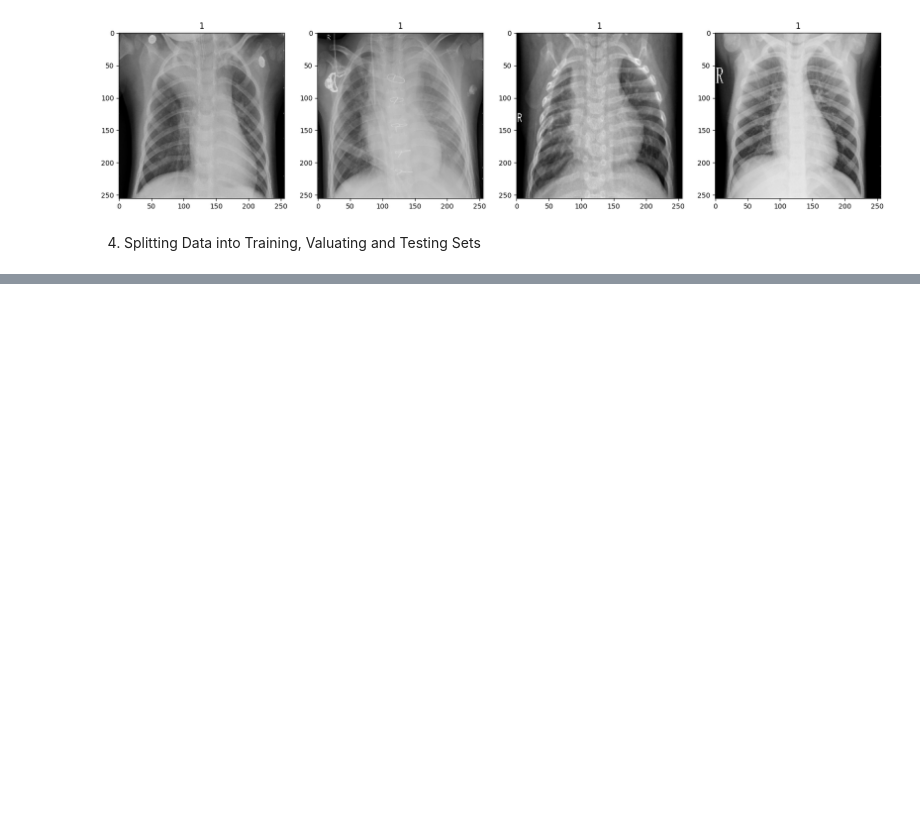
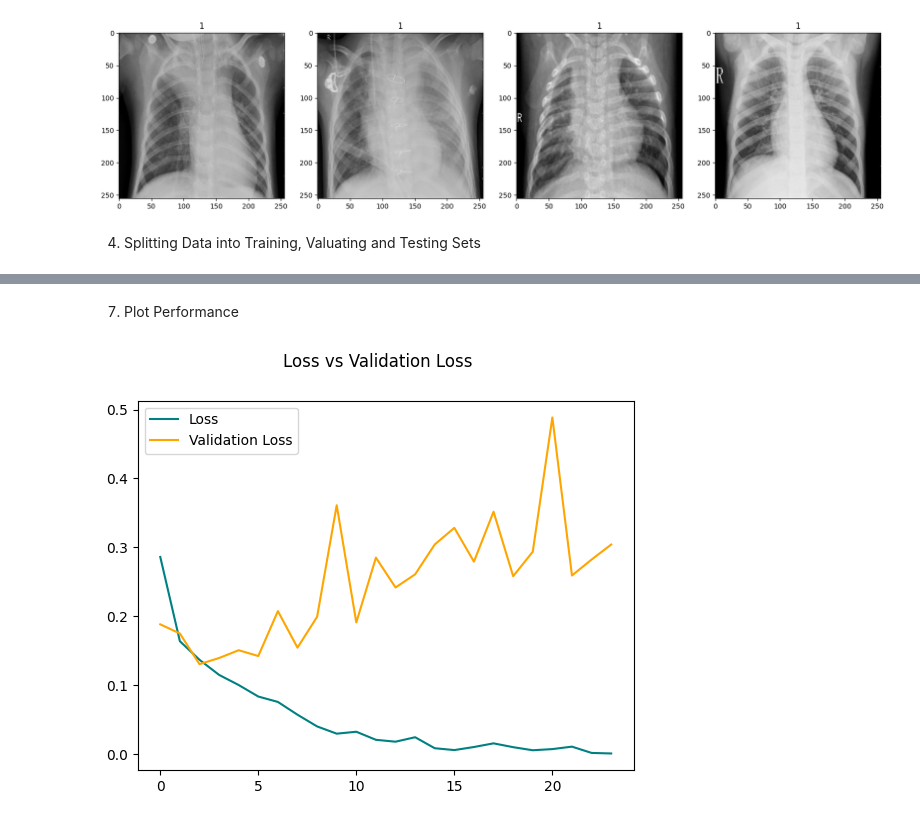
Before and after one commit to WWW-boop/Chest-Xray-Image-Classification, a Jupyter notebook: main.ipynb, the cells around one changed output, grey strips where cells are left out. Saved outputs shown, nothing was run; the diff lists cells and outputs as text; code cells hidden in the pictures; blank space fills up the shorter version.

```diff
--- a/main.ipynb
+++ b/main.ipynb
@@ -71,0 +93,12 @@ for idx, img in enumerate(batch[0][:4]):
+# %%
+model.add(Conv2D(16, (3,3), 1, activation='relu', input_shape=(256, 256, 3)))
+model.add(MaxPooling2D())
+model.add(Conv2D(32, (3,3), 1, activation='relu'))
+model.add(MaxPooling2D())
+model.add(Conv2D(16, (3,3), 1, activation='relu'))
+model.add(MaxPooling2D())
+model.add(Flatten())
+model.add(Dense(256, activation='relu'))
+model.add(Dense(1, activation='sigmoid'))
+# %%
+model.compile('adam', loss=tf.losses.BinaryCrossentropy(), metrics=['accuracy'])
@@ -71,0 +131,5 @@ for idx, img in enumerate(batch[0][:4]):
+# %%
+logs_dir = 'logs'
+tensorboard_callback = tf.keras.callbacks.TensorBoard(log_dir=logs_dir)
+# %%
+history = model.fit(train, epochs=24, validation_data=val, callbacks=[tensorboard_callback])
@@ -71,0 +154,13 @@ for idx, img in enumerate(batch[0][:4]):
+# %% [markdown]
+7. Plot Performance
+# %%
+accuracy, val_accuracy = history.history['loss'], history.history['val_loss']
+
+fig = plt.figure()
+plt.plot(accuracy, color = 'teal', label='Loss')
+plt.plot(val_accuracy, color = 'orange', label='Validation Loss')
+fig.suptitle('Loss vs Validation Loss')
+plt.legend(loc='upper left')
+plt.show()
+# %% [output]
+[figure, added]
```
Also changed, not shown: parts of 22 cells of this notebook, 3 other files.
